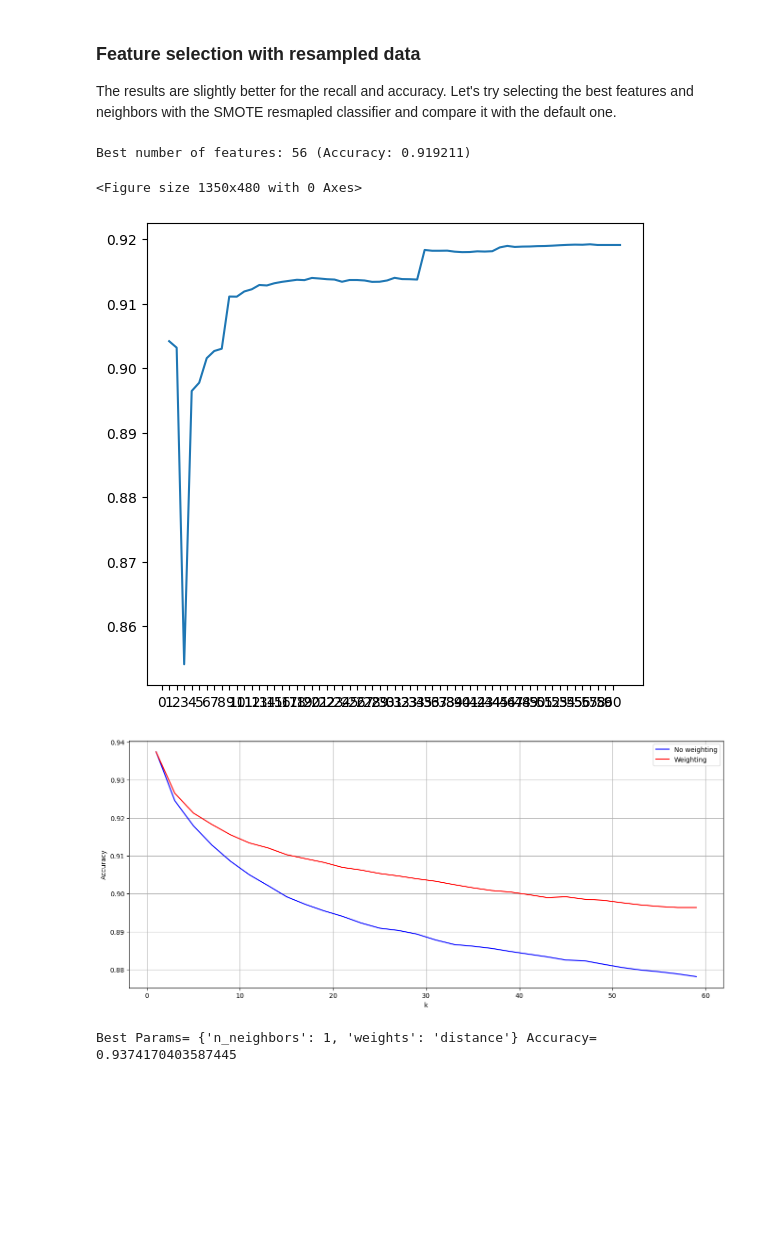
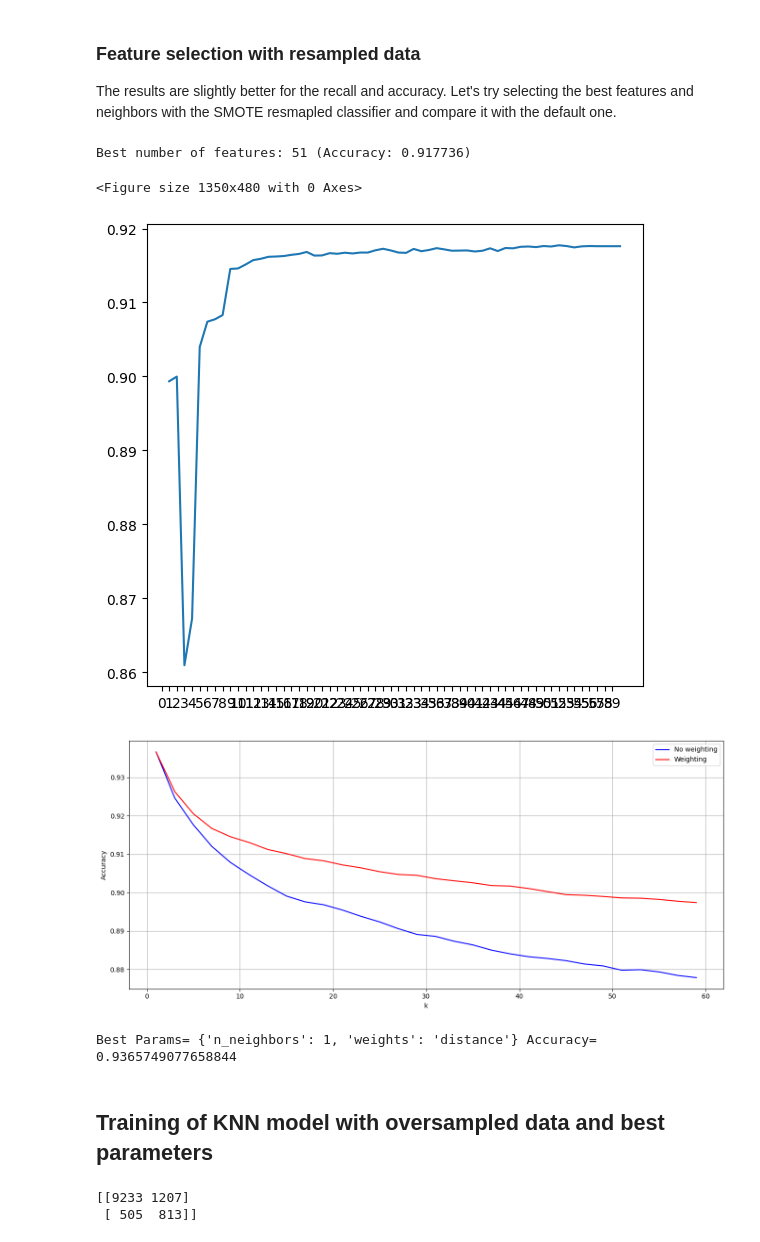
Before and after one commit to khaledmalhal/MIDA_Project, a Jupyter notebook: KNN.ipynb, the cells around one changed output. Cells and saved outputs as stored; diff of their text form; code cells hidden in the pictures; blank space fills up the shorter version.

```diff
--- a/KNN.ipynb
+++ b/KNN.ipynb
@@ -294,17 +282,17 @@ weighted avg       0.90      0.91      0.90      7839
 # %%
-X_new = SelectKBest(mutual_info_classif, k=19).fit_transform(X, y)
+X_new = SelectKBest(mutual_info_classif, k=np.argmax(features)+1).fit_transform(X, y)
 
 lr = []
-for ki in range(1,61,2):
+for ki in range(1,60,2):
     cv_scores = cross_val_score(nb.KNeighborsClassifier(n_neighbors=ki), X=X_new, y=y, cv=cv)
     lr.append(np.mean(cv_scores))
-plt.plot(range(1,61,2),lr,'b',label='No weighting')
+plt.plot(range(1,60,2),lr,'b',label='No weighting')
 
 lr = []
-for ki in range(1,61,2):
+for ki in range(1,60,2):
     cv_scores = cross_val_score(nb.KNeighborsClassifier(n_neighbors=ki,weights='distance'), X=X_new, y=y, cv=cv)
     lr.append(np.mean(cv_scores))
-plt.plot(range(1,61,2),lr,'r',label='Weighting')
+plt.plot(range(1,60,2),lr,'r',label='Weighting')
 plt.xlabel('k')
 plt.ylabel('Accuracy')
 plt.legend(loc='upper right')
@@ -317,8 +305,9 @@ plt.show()
 # %%
 from sklearn.model_selection import GridSearchCV
-params = {'n_neighbors':list(range(1,61,2)), 'weights':('distance','uniform')}
-knnc = nb.KNeighborsClassifier()
-clf = GridSearchCV(knnc, param_grid=params,cv=cv,n_jobs=-1)  # If cv is integer, by default is Stratifyed
+params = {'n_neighbors':list(range(1,60,2)),
+          'weights':('distance','uniform')}
+
+clf = GridSearchCV(nb.KNeighborsClassifier(), param_grid=params,cv=cv,n_jobs=-1)  # If cv is integer, by default is Stratifyed
 clf.fit(X_new, y)
 print("Best Params=",clf.best_params_, "Accuracy=", clf.best_score_)
 # %% [output]
@@ -352,8 +341,8 @@ from imblearn.over_sampling import SMOTE, ADASYN
 X_SMOTE,  y_SMOTE  =  SMOTE().fit_resample(X_train, y_train)
 X_ADASYN, y_ADASYN = ADASYN().fit_resample(X_train, y_train)
 
-knnc_SMOTE  = nb.KNeighborsClassifier(n_neighbors=29)
-knnc_ADASYN = nb.KNeighborsClassifier(n_neighbors=29)
+knnc_SMOTE  = nb.KNeighborsClassifier(n_neighbors=clf.best_params_['n_neighbors'], weights=clf.best_params_['weights'])
+knnc_ADASYN = nb.KNeighborsClassifier(n_neighbors=clf.best_params_['n_neighbors'], weights=clf.best_params_['weights'])
 
 # Train the model with the new resampled training data
 knnc_SMOTE.fit(X_SMOTE, y_SMOTE)
@@ -404,45 +393,45 @@ weighted avg       0.92      0.81      0.84      7839
 ### Feature selection with resampled data
 The results are slightly better for the recall and accuracy. Let's try selecting the best features and neighbors with the SMOTE resmapled classifier and compare it with the default one.
 # %%
-original_SMOTE = np.zeros(col)
+features_SMOTE = np.zeros(col)
 
 # Since this operation takes so much time (~5 minutes), we will do this once and save the values in a file and load from it.
-if os.path.isfile('features_SMOTE.txt'):
-    original_SMOTE = np.loadtxt('features_SMOTE.txt', dtype=float)
+if os.path.isfile('trained/knn_features_SMOTE.txt'):
+    features_SMOTE = np.loadtxt('trained/knn_features_SMOTE.txt', dtype=float)
 else:
     for i in range(col):
         X_new = SelectKBest(mutual_info_classif, k=i+1).fit_transform(X_SMOTE, y_SMOTE)
         cv_scores = cross_val_score(nb.KNeighborsClassifier(), X=X_new,y=y_SMOTE, cv=cv, scoring='accuracy')
-        original_SMOTE[i]=np.mean(cv_scores)
-    np.savetxt('features_SMOTE.txt', original, fmt='%f')
+        features_SMOTE[i]=np.mean(cv_scores)
+    np.savetxt('trained/knn_features_SMOTE.txt', features_SMOTE, fmt='%f')
 # %%
-print('Best number of features: %d (Accuracy: %f)' % (np.argmax(original_SMOTE), (np.max(original_SMOTE))))
+print('Best number of features: %d (Accuracy: %f)' % (np.argmax(features_SMOTE), (np.max(features_SMOTE))))
 # %% [output]
-Best number of features: 56 (Accuracy: 0.919211)
+Best number of features: 51 (Accuracy: 0.917736)
 # %%
 plt.figure().set_figwidth(13.5)
 plt.figure().set_figheight(6)
 plt.xticks(np.arange(0, col, step=1))
 plt.rcParams['figure.figsize'] = [13.5, 6]
-plt.plot(range(1,col+1),original_SMOTE)
+plt.plot(range(1,col+1),features_SMOTE)
 plt.savefig('KValues_mutual_SMOTE.png', dpi=600)
 # %% [output]
 <Figure size 1350x480 with 0 Axes>
-[figure, old version]
+[figure, new version]
 # %%
-X_new = SelectKBest(mutual_info_classif, k=np.argmax(original_SMOTE)+1).fit_transform(X_SMOTE, y_SMOTE)
+X_new = SelectKBest(mutual_info_classif, k=np.argmax(features_SMOTE)+1).fit_transform(X_SMOTE, y_SMOTE)
 
 lr = []
-for ki in range(1,61,2):
-    cv_scores = cross_val_score(nb.KNeighborsClassifier(n_neighbors=ki), X=X_new, y=y_SMOTE, cv=cv)
+for ki in range(1,60,2):
+    cv_scores = cross_val_score(nb.KNeighborsClassifier(n_neighbors=ki), X=X_SMOTE, y=y_SMOTE, cv=cv)
     lr.append(np.mean(cv_scores))
-plt.plot(range(1,61,2),lr,'b',label='No weighting')
+plt.plot(range(1,60,2),lr,'b',label='No weighting')
 
 lr = []
-for ki in range(1,61,2):
-    cv_scores = cross_val_score(nb.KNeighborsClassifier(n_neighbors=ki,weights='distance'), X=X_new, y=y_SMOTE, cv=cv)
+for ki in range(1,60,2):
+    cv_scores = cross_val_score(nb.KNeighborsClassifier(n_neighbors=ki,weights='distance'), X=X_SMOTE, y=y_SMOTE, cv=cv)
     lr.append(np.mean(cv_scores))
-plt.plot(range(1,61,2),lr,'r',label='Weighting')
+plt.plot(range(1,60,2),lr,'r',label='Weighting')
 plt.xlabel('k')
 plt.ylabel('Accuracy')
 plt.legend(loc='upper right')
@@ -451,12 +440,24 @@ plt.tight_layout()
 
 plt.show()
 # %% [output]
-[figure, old version]
+[figure, new version]
 # %%
-params = {'n_neighbors':list(range(1,61,2)), 'weights':('distance','uniform')}
-knnc = nb.KNeighborsClassifier()
-clf = GridSearchCV(knnc, param_grid=params,cv=cv,n_jobs=-1)  # If cv is integer, by default is Stratifyed
-clf.fit(X_new, y_SMOTE)
+params = {'n_neighbors': list(range(1,60,2)),
+          'weights': ('distance','uniform')}
+
+clf = GridSearchCV(nb.KNeighborsClassifier(), param_grid=params,cv=cv,n_jobs=-1)  # If cv is integer, by default is Stratifyed
+clf.fit(X_SMOTE, y_SMOTE)
 print("Best Params=",clf.best_params_, "Accuracy=", clf.best_score_)
 # %% [output]
-Best Params= {'n_neighbors': 1, 'weights': 'distance'} Accuracy= 0.9374170403587445
+Best Params= {'n_neighbors': 1, 'weights': 'distance'} Accuracy= 0.9365749077658844
+# %% [markdown]
+## Training of KNN model with oversampled data and best parameters
+# %%
+knnc_SMOTE = nb.KNeighborsClassifier(n_neighbors=clf.best_params_['n_neighbors'], weights=clf.best_params_['weights'])
+knnc_SMOTE.fit(X_SMOTE, y_SMOTE)
+y_pred = knnc_SMOTE.predict(X_test)
+
+print(confusion_matrix(y_test, y_pred))
+# %% [output]
+[[9233 1207]
+ [ 505  813]]
```
Also changed, not shown: parts of 32 cells of this notebook, 4 other files.
